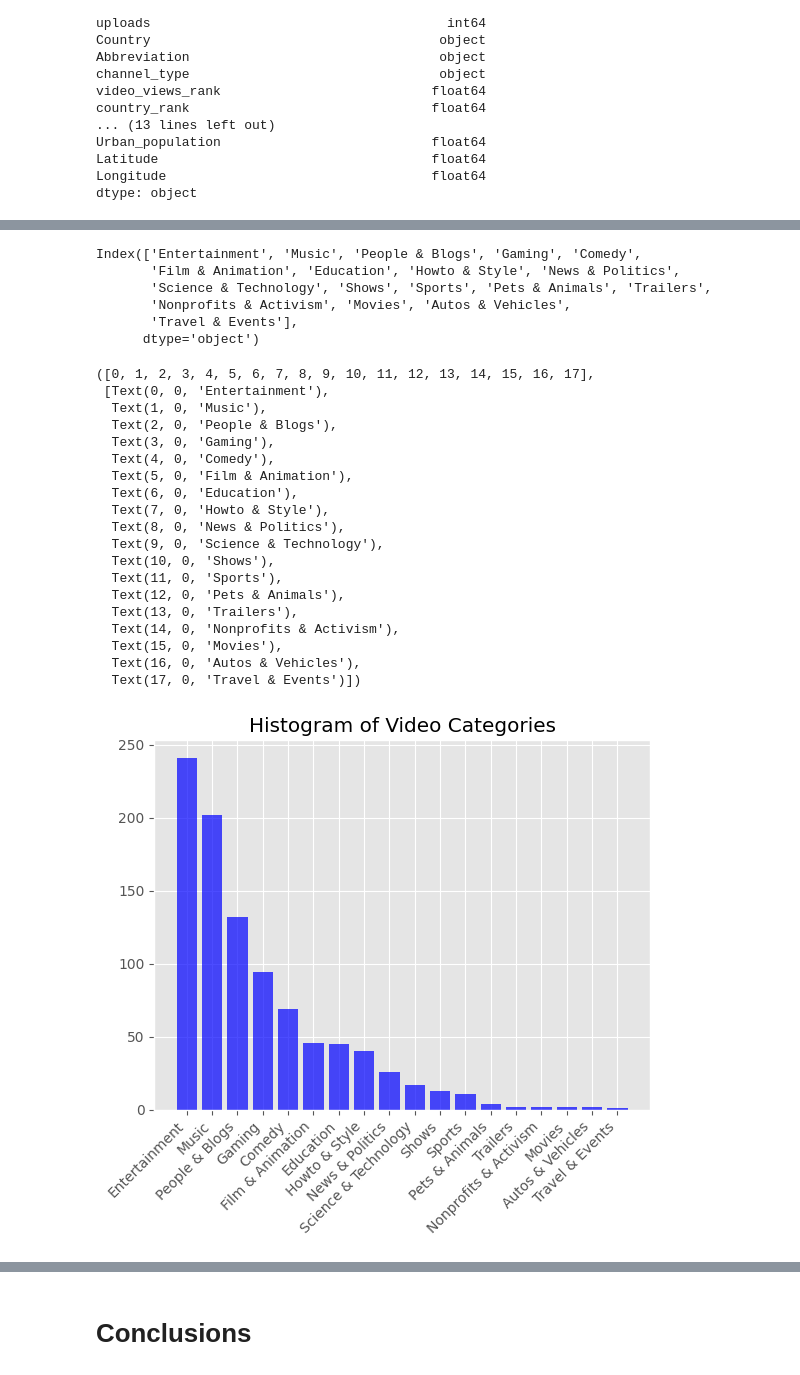
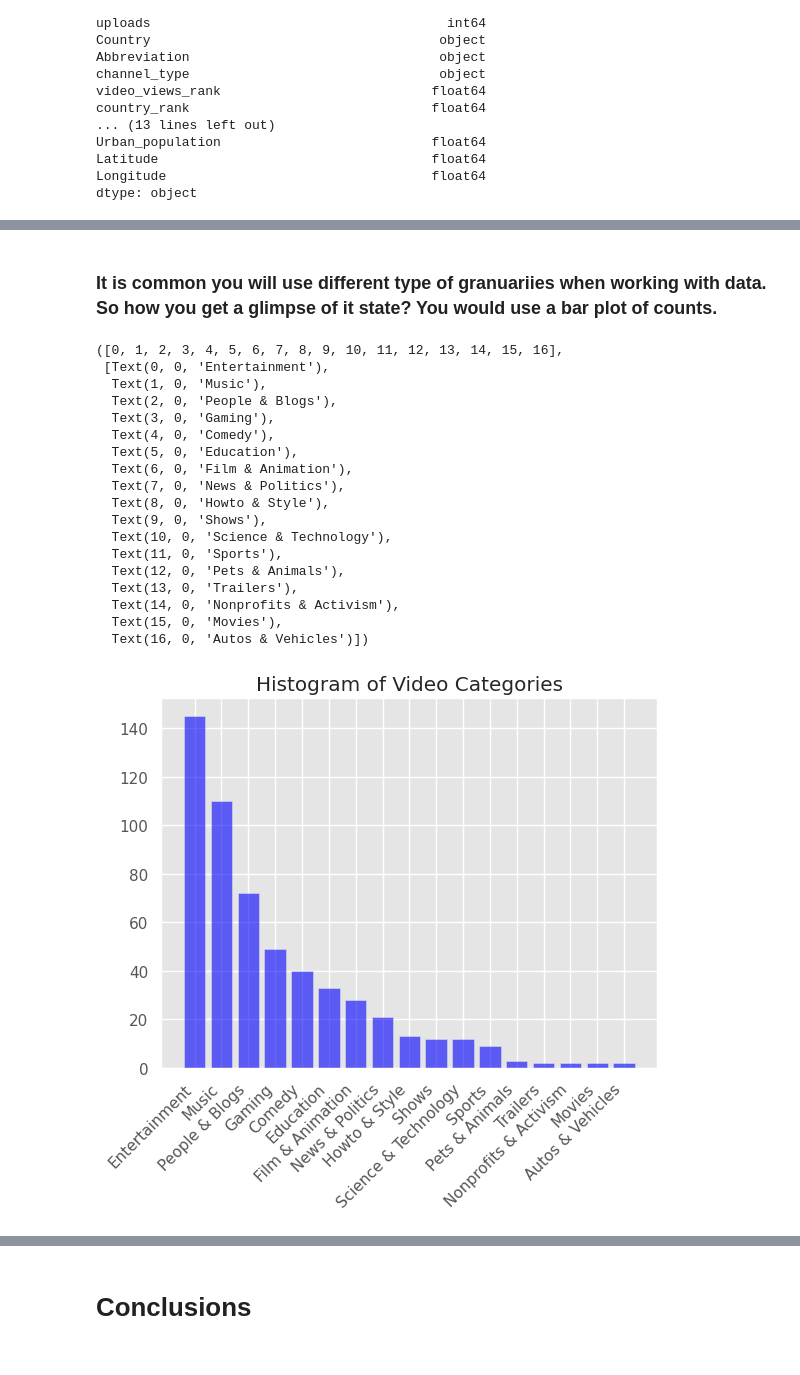
Before and after one commit to Iroyoshi/Data-Exploratory-Analysis, a Jupyter notebook: Introducción/Introducción_EDA.ipynb, the cells around one changed output, grey strips where cells are left out. Saved outputs shown, nothing was run; the diff lists cells and outputs as text; code cells hidden in the pictures.

```diff
--- a/Introducción/Introducción_EDA.ipynb
+++ b/Introducción/Introducción_EDA.ipynb
@@ -180,0 +236,3 @@ youtube= pd.merge(df, categorical)
+# %%
+# First you drop all missing values and then you reset the index
+youtube = df.dropna().reset_index()
@@ -180,0 +241,9 @@ youtube= pd.merge(df, categorical)
+# %%
+# Put attention on the syntaxis. Here we have the most common types of operations.
+# First, you select a column by using DATAFRAME['Columname'] syntax.
+# Second, you apply a function using a point o that colum followed by the function name (here astype())
+# Finally, you save the result on a space in the harddisk. In this case !on the same variable name!
+
+youtube['created_year'] = youtube['created_year'].astype('int64')
+youtube['video views'] = youtube['video views'].astype('int64')
+youtube['subscribers'] = youtube['subscribers'].astype('int64')
@@ -203,39 +288,36 @@ set(youtube['category'])
-# %%
-youtube['category'].value_counts().index
-# %% [output]
-Index(['Entertainment', 'Music', 'People & Blogs', 'Gaming', 'Comedy',
-       'Film & Animation', 'Education', 'Howto & Style', 'News & Politics',
-       'Science & Technology', 'Shows', 'Sports', 'Pets & Animals', 'Trailers',
-       'Nonprofits & Activism', 'Movies', 'Autos & Vehicles',
-       'Travel & Events'],
-      dtype='object')
+# %% [markdown]
+### **It is common you will use different type of granuariies when working with data. So how you get a glimpse of it state? You would use a bar plot of counts.**
 # %%
-#df['category'].value_counts().plot(kind='bar',rot=45 )
-#plt.xticks(rotation=45)
+# First, you want to set x and y variables
+
+# Values or counts (its not frequency)
 y = youtube['category'].value_counts()
+
+# The categories
 x = youtube['category'].value_counts().index
+
+# Use plot function and set up the options
 fig, ax = plt.subplots()
-plt.bar(x,y,color='blue',alpha=0.7)
+plt.bar(x,y,color='blue',alpha=0.6)
 plt.title('Histogram of Video Categories')
 plt.xticks(rotation=45, ha='right')
 # %% [output]
-([0, 1, 2, 3, 4, 5, 6, 7, 8, 9, 10, 11, 12, 13, 14, 15, 16, 17],
+([0, 1, 2, 3, 4, 5, 6, 7, 8, 9, 10, 11, 12, 13, 14, 15, 16],
  [Text(0, 0, 'Entertainment'),
   Text(1, 0, 'Music'),
   Text(2, 0, 'People & Blogs'),
   Text(3, 0, 'Gaming'),
   Text(4, 0, 'Comedy'),
-  Text(5, 0, 'Film & Animation'),
-  Text(6, 0, 'Education'),
-  Text(7, 0, 'Howto & Style'),
-  Text(8, 0, 'News & Politics'),
-  Text(9, 0, 'Science & Technology'),
-  Text(10, 0, 'Shows'),
+  Text(5, 0, 'Education'),
+  Text(6, 0, 'Film & Animation'),
+  Text(7, 0, 'News & Politics'),
+  Text(8, 0, 'Howto & Style'),
+  Text(9, 0, 'Shows'),
+  Text(10, 0, 'Science & Technology'),
   Text(11, 0, 'Sports'),
   Text(12, 0, 'Pets & Animals'),
   Text(13, 0, 'Trailers'),
   Text(14, 0, 'Nonprofits & Activism'),
   Text(15, 0, 'Movies'),
-  Text(16, 0, 'Autos & Vehicles'),
-  Text(17, 0, 'Travel & Events')])
+  Text(16, 0, 'Autos & Vehicles')])
-[figure, old version]
+[figure, new version]
```
Also changed, not shown: parts of 43 cells of this notebook.
